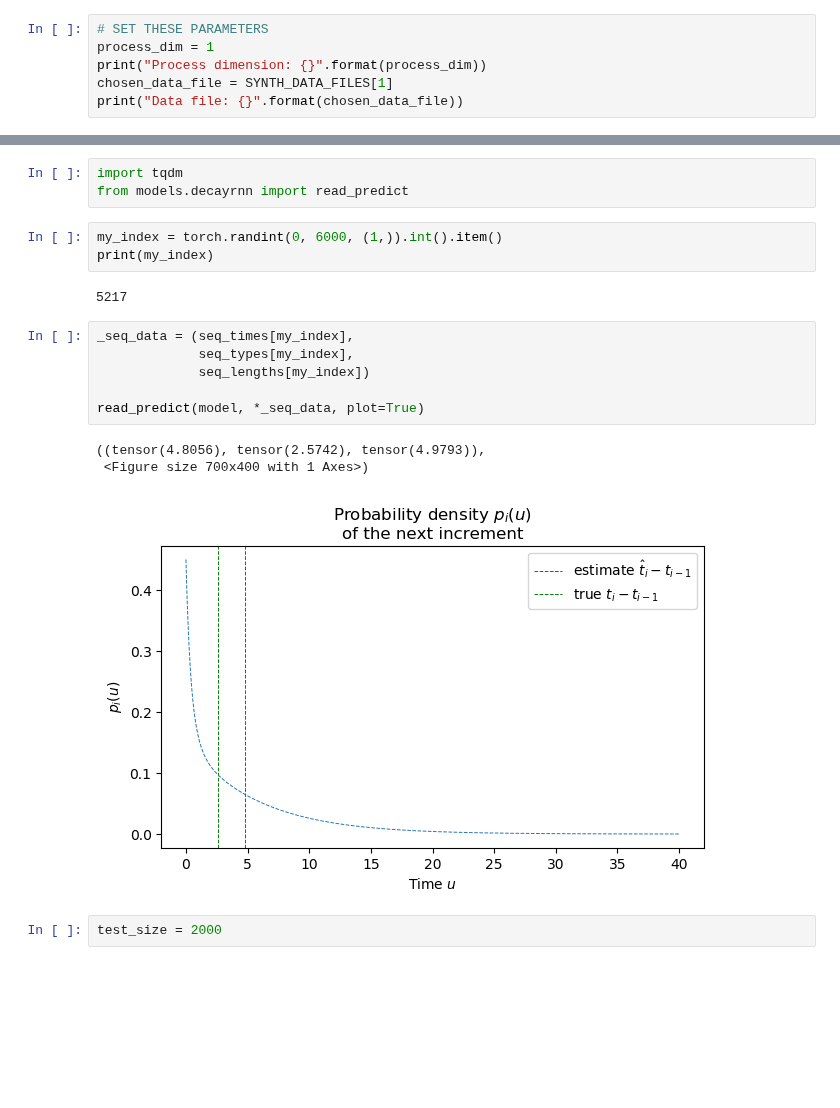
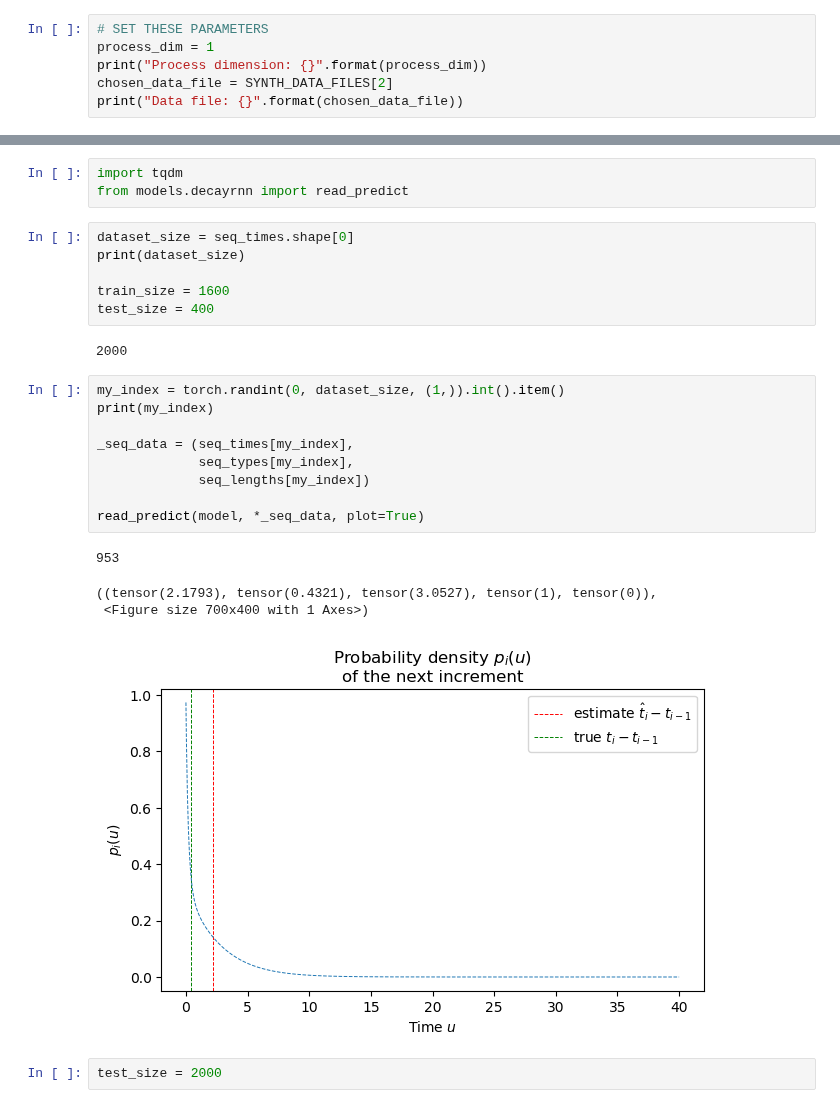
Before and after one commit to Deeptradingfx/point-process-nets, a Jupyter notebook: notebooks/decayrnn.ipynb, the cells around one changed output, grey strips where cells are left out. Cells and saved outputs as stored; diff of their text form; blank space fills up the shorter version.

```diff
--- a/notebooks/decayrnn.ipynb
+++ b/notebooks/decayrnn.ipynb
@@ -62,7 +62,7 @@ Available files:
 # SET THESE PARAMETERS
 process_dim = 1
 print("Process dimension: {}".format(process_dim))
-chosen_data_file = SYNTH_DATA_FILES[1]
+chosen_data_file = SYNTH_DATA_FILES[2]
 print("Data file: {}".format(chosen_data_file))
 # %% [output]
 Process dimension: 1
@@ -384,21 +386,28 @@ $$
 # %%
 import tqdm
 from models.decayrnn import read_predict
+# %%
+dataset_size = seq_times.shape[0]
+print(dataset_size)
+
+train_size = 1600
+test_size = 400
+# %% [output]
+2000
 # %%
-my_index = torch.randint(0, 6000, (1,)).int().item()
+my_index = torch.randint(0, dataset_size, (1,)).int().item()
 print(my_index)
+
+_seq_data = (seq_times[my_index],
+             seq_types[my_index],
+             seq_lengths[my_index])
+
+read_predict(model, *_seq_data, plot=True)
 # %% [output]
-5217
+953
+((tensor(2.1793), tensor(0.4321), tensor(3.0527), tensor(1), tensor(0)),
+ <Figure size 700x400 with 1 Axes>)
+[figure, added]
-# %%
-_seq_data = (seq_times[my_index],
-             seq_types[my_index],
-             seq_lengths[my_index])
-
-read_predict(model, *_seq_data, plot=True)
-# %% [output]
-((tensor(4.8056), tensor(2.5742), tensor(4.9793)),
- <Figure size 700x400 with 1 Axes>)
-[figure, removed]
 # %%
 test_size = 2000
 # %%
```
Also changed, not shown: parts of 7 cells of this notebook, 8 other files.
